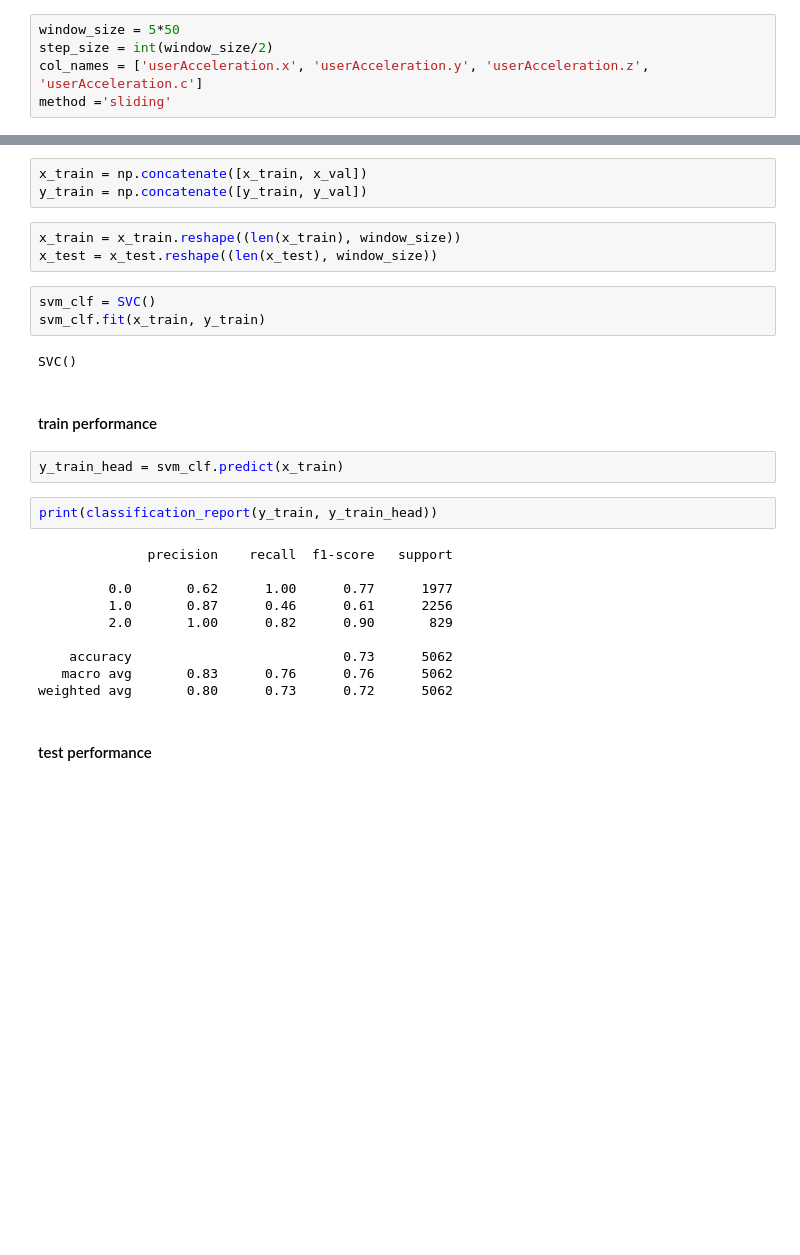
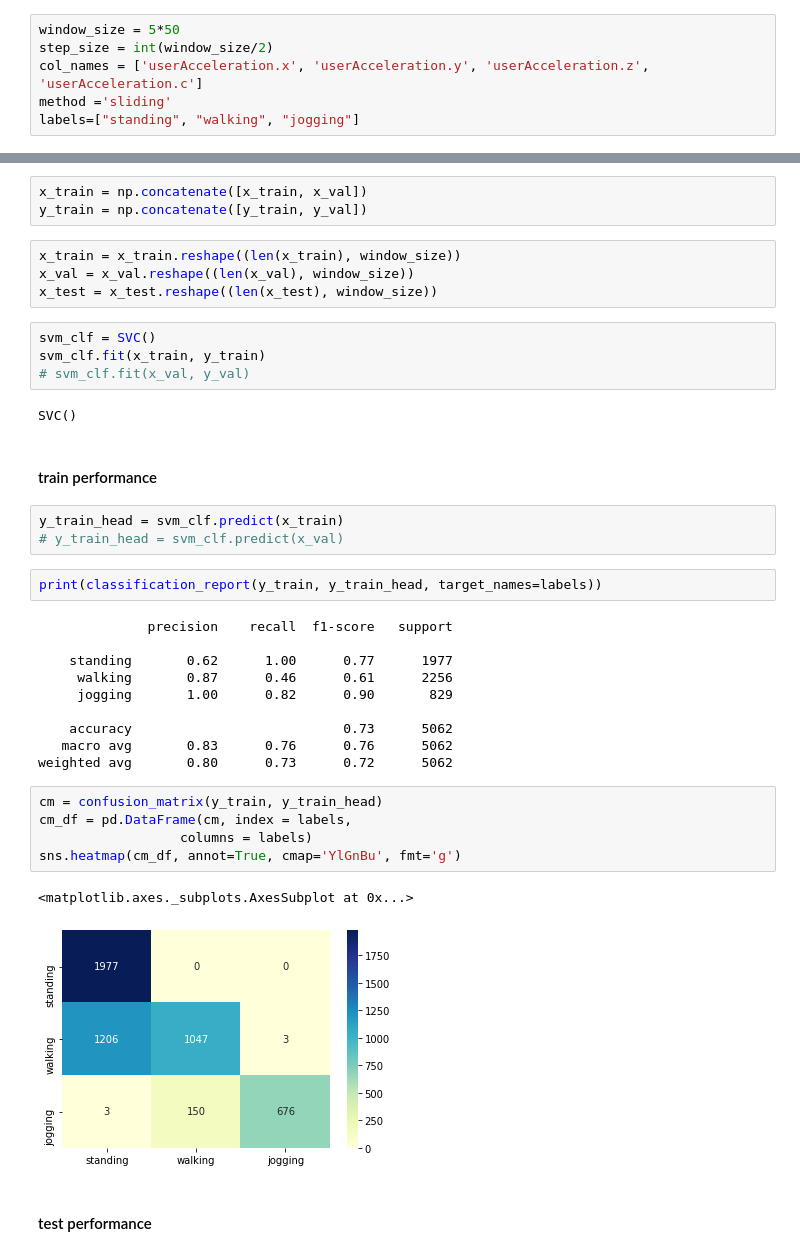
Before and after one commit to MrBanhBao/sensor-data-gans, a Jupyter notebook: classifiers/notebooks/classifiers.ipynb, the cells around one changed output, grey strips where cells are left out. Drawn from its saved outputs; the diff is of its cells as text; blank space fills up the shorter version.

```diff
--- a/classifiers/notebooks/classifiers.ipynb
+++ b/classifiers/notebooks/classifiers.ipynb
@@ -21,6 +23,7 @@ window_size = 5*50
 step_size = int(window_size/2)
 col_names = ['userAcceleration.x', 'userAcceleration.y', 'userAcceleration.z', 'userAcceleration.c']
 method ='sliding'
+labels=["standing", "walking", "jogging"]
 # %%
 train_windowed_df = windowing_dataframe(train_df, window_size=window_size, step_or_sample_size=step_size, col_names=col_names, method=method)
 val_windowed_df = windowing_dataframe(val_df, window_size=window_size, step_or_sample_size=step_size, col_names=col_names, method=method)
@@ -42,28 +45,39 @@ x_train = np.concatenate([x_train, x_val])
 y_train = np.concatenate([y_train, y_val])
 # %%
 x_train = x_train.reshape((len(x_train), window_size))
+x_val = x_val.reshape((len(x_val), window_size))
 x_test = x_test.reshape((len(x_test), window_size))
 # %%
 svm_clf = SVC()
 svm_clf.fit(x_train, y_train)
+# svm_clf.fit(x_val, y_val)
 # %% [output]
 SVC()
 # %% [markdown]
 #### train performance
 # %%
 y_train_head = svm_clf.predict(x_train)
+# y_train_head = svm_clf.predict(x_val)
 # %%
-print(classification_report(y_train, y_train_head))
+print(classification_report(y_train, y_train_head, target_names=labels))
 # %% [output]
               precision    recall  f1-score   support
 
-         0.0       0.62      1.00      0.77      1977
-         1.0       0.87      0.46      0.61      2256
-         2.0       1.00      0.82      0.90       829
+    standing       0.62      1.00      0.77      1977
+     walking       0.87      0.46      0.61      2256
+     jogging       1.00      0.82      0.90       829
 
     accuracy                           0.73      5062
    macro avg       0.83      0.76      0.76      5062
 weighted avg       0.80      0.73      0.72      5062
+# %%
+cm = confusion_matrix(y_train, y_train_head)
+cm_df = pd.DataFrame(cm, index = labels,
+                  columns = labels)
+sns.heatmap(cm_df, annot=True, cmap='YlGnBu', fmt='g')
+# %% [output]
+<matplotlib.axes._subplots.AxesSubplot at 0x...>
+[figure, added]
 # %% [markdown]
 #### test performance
 # %%
```
Also changed, not shown: parts of 28 cells of this notebook, 30 other files.
